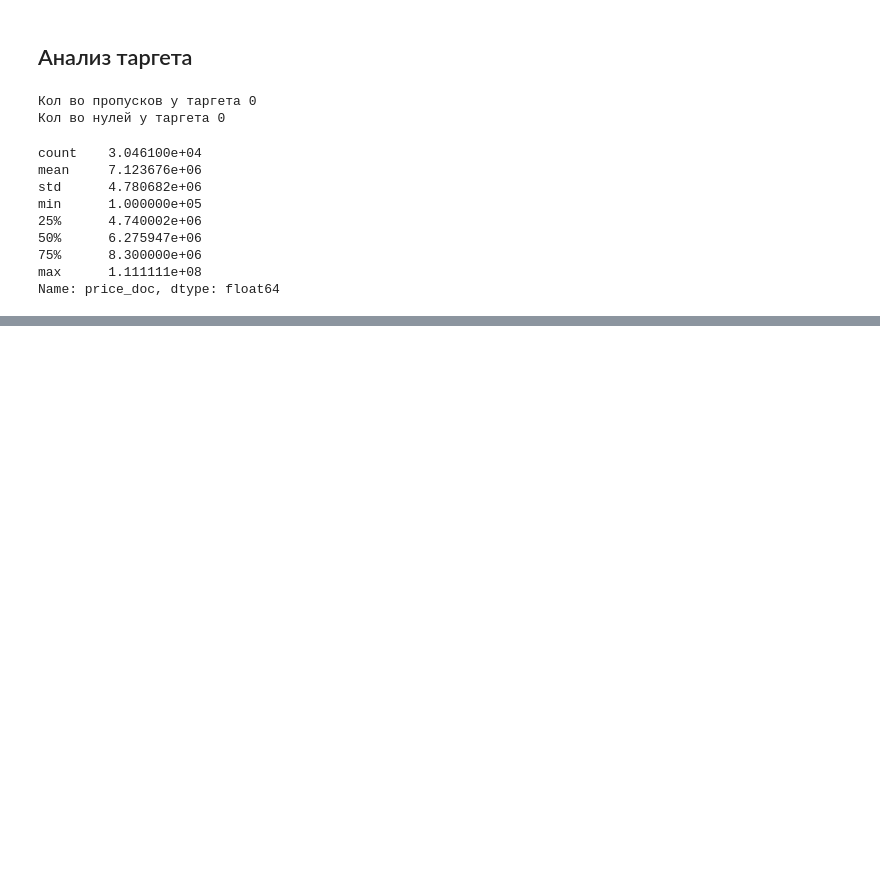
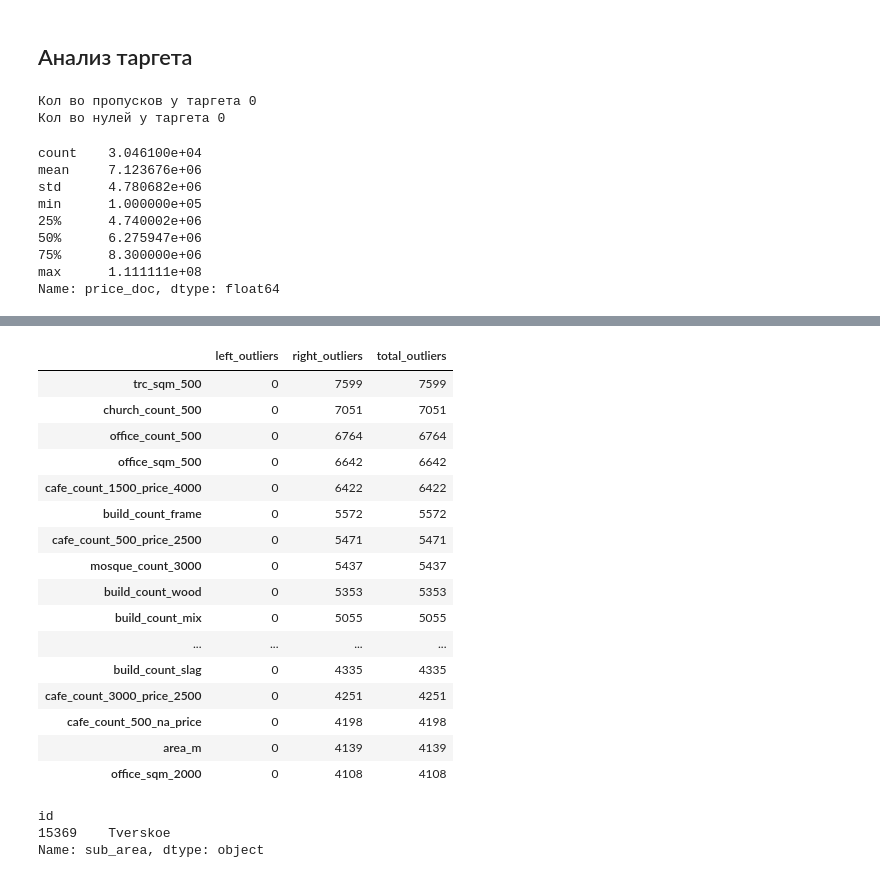
Before and after one commit to soulister/real-estate-price-prediction, a Jupyter notebook: notebooks/EDA.ipynb, the cells around one changed output, grey strips where cells are left out. Saved outputs shown, nothing was run; the diff lists cells and outputs as text; code cells hidden in the pictures; blank space fills up the shorter version.

```diff
--- a/notebooks/EDA.ipynb
+++ b/notebooks/EDA.ipynb
@@ -168,0 +285,48 @@ fig.show()
+# %%
+num_features = df_train.select_dtypes(include='number').columns.to_list()
+
+outliers = {}
+
+for i in num_features:
+    q1 = df_train[i].quantile(0.25)
+    q3 = df_train[i].quantile(0.75)
+    iqr = q3 - q1
+
+    lower_bound = q1 - 1.5 * iqr
+    upper_bound = q3 + 1.5 * iqr
+
+    left_outliers = (df_train[i] < lower_bound).sum()
+    right_outliers = (df_train[i] > upper_bound).sum()
+
+    outliers[i] = {
+        "left_outliers": left_outliers,
+        "right_outliers": right_outliers,
+        "total_outliers": left_outliers + right_outliers
+    }
+
+df_outliers = pd.DataFrame.from_dict(outliers, orient='index')
+df_outliers.sort_values('total_outliers', ascending=False).head(20)
+# %% [output]
+|  | left_outliers | right_outliers | total_outliers |
+| trc_sqm_500 | 0 | 7599 | 7599 |
+| church_count_500 | 0 | 7051 | 7051 |
+| office_count_500 | 0 | 6764 | 6764 |
+| office_sqm_500 | 0 | 6642 | 6642 |
+| cafe_count_1500_price_4000 | 0 | 6422 | 6422 |
+| build_count_frame | 0 | 5572 | 5572 |
+| cafe_count_500_price_2500 | 0 | 5471 | 5471 |
+| mosque_count_3000 | 0 | 5437 | 5437 |
+| build_count_wood | 0 | 5353 | 5353 |
+| build_count_mix | 0 | 5055 | 5055 |
+| ... | ... | ... | ... |
+| build_count_slag | 0 | 4335 | 4335 |
+| cafe_count_3000_price_2500 | 0 | 4251 | 4251 |
+| cafe_count_500_na_price | 0 | 4198 | 4198 |
+| area_m | 0 | 4139 | 4139 |
+| office_sqm_2000 | 0 | 4108 | 4108 |
+# %%
+df_train[df_train['church_count_500']==df_train['church_count_500'].max()]['sub_area']
+# %% [output]
+id
+15369    Tverskoe
+Name: sub_area, dtype: object
```
Also changed, not shown: parts of 14 cells of this notebook.
